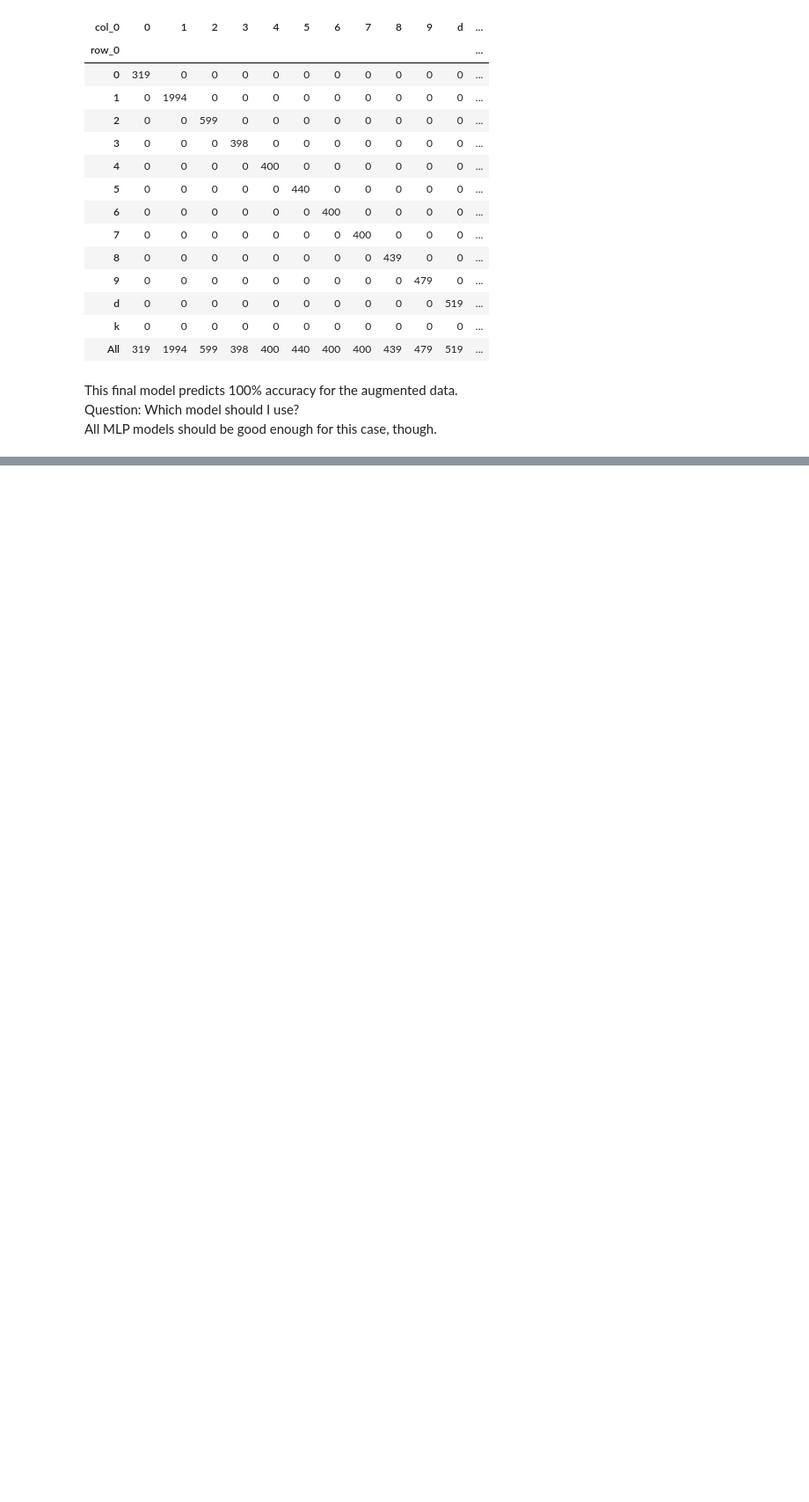
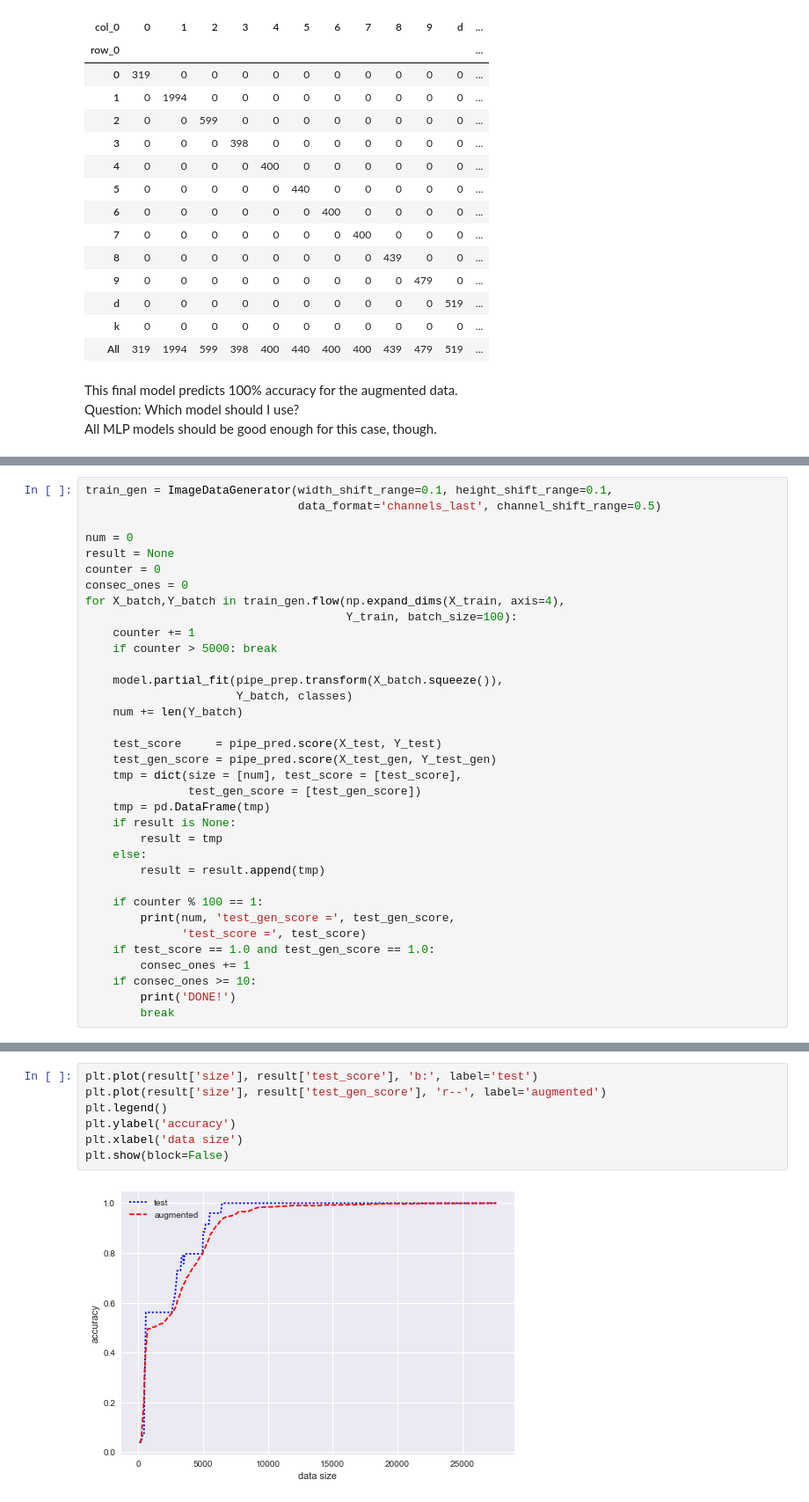
Before and after one commit to kota7/kgschart, a Jupyter notebook: train/1d-model_label_data.ipynb, the cells around one changed output, grey strips where cells are left out. Shown at 88% size. Saved outputs shown, nothing was run; the diff lists cells and outputs as text; blank space fills up the shorter version.

Commit message:
PCA-MLP model trained

```diff
--- a/train/1d-model_label_data.ipynb
+++ b/train/1d-model_label_data.ipynb
@@ -719,0 +733,35 @@ All MLP models should be good enough for this case, though.
+# %%
+train_gen = ImageDataGenerator(width_shift_range=0.1, height_shift_range=0.1,
+                               data_format='channels_last', channel_shift_range=0.5)
+
+num = 0
+result = None
+counter = 0
+consec_ones = 0
+for X_batch,Y_batch in train_gen.flow(np.expand_dims(X_train, axis=4),
+                                      Y_train, batch_size=100):
+    counter += 1
+    if counter > 5000: break
+
+    model.partial_fit(pipe_prep.transform(X_batch.squeeze()),
+                      Y_batch, classes)
+    num += len(Y_batch)
+
+    test_score     = pipe_pred.score(X_test, Y_test)
+    test_gen_score = pipe_pred.score(X_test_gen, Y_test_gen)
+    tmp = dict(size = [num], test_score = [test_score],
+               test_gen_score = [test_gen_score])
+    tmp = pd.DataFrame(tmp)
+    if result is None:
+        result = tmp
+    else:
+        result = result.append(tmp)
+
+    if counter % 100 == 1:
+        print(num, 'test_gen_score =', test_gen_score,
+              'test_score =', test_score)
+    if test_score == 1.0 and test_gen_score == 1.0:
+        consec_ones += 1
+    if consec_ones >= 10:
+        print('DONE!')
+        break
@@ -719,0 +774,9 @@ All MLP models should be good enough for this case, though.
+# %%
+plt.plot(result['size'], result['test_score'], 'b:', label='test')
+plt.plot(result['size'], result['test_gen_score'], 'r--', label='augmented')
+plt.legend()
+plt.ylabel('accuracy')
+plt.xlabel('data size')
+plt.show(block=False)
+# %% [output]
+[figure, added]
```
Also changed, not shown: parts of 12 cells of this notebook, 10 other files.
